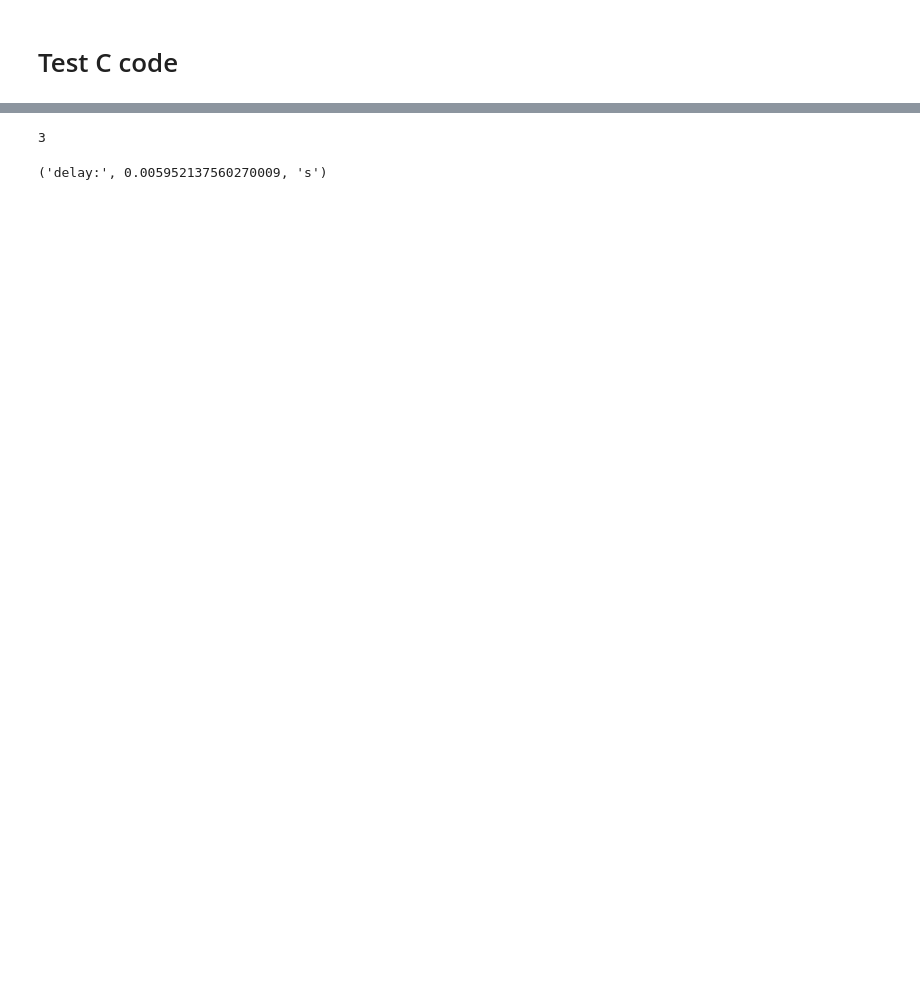
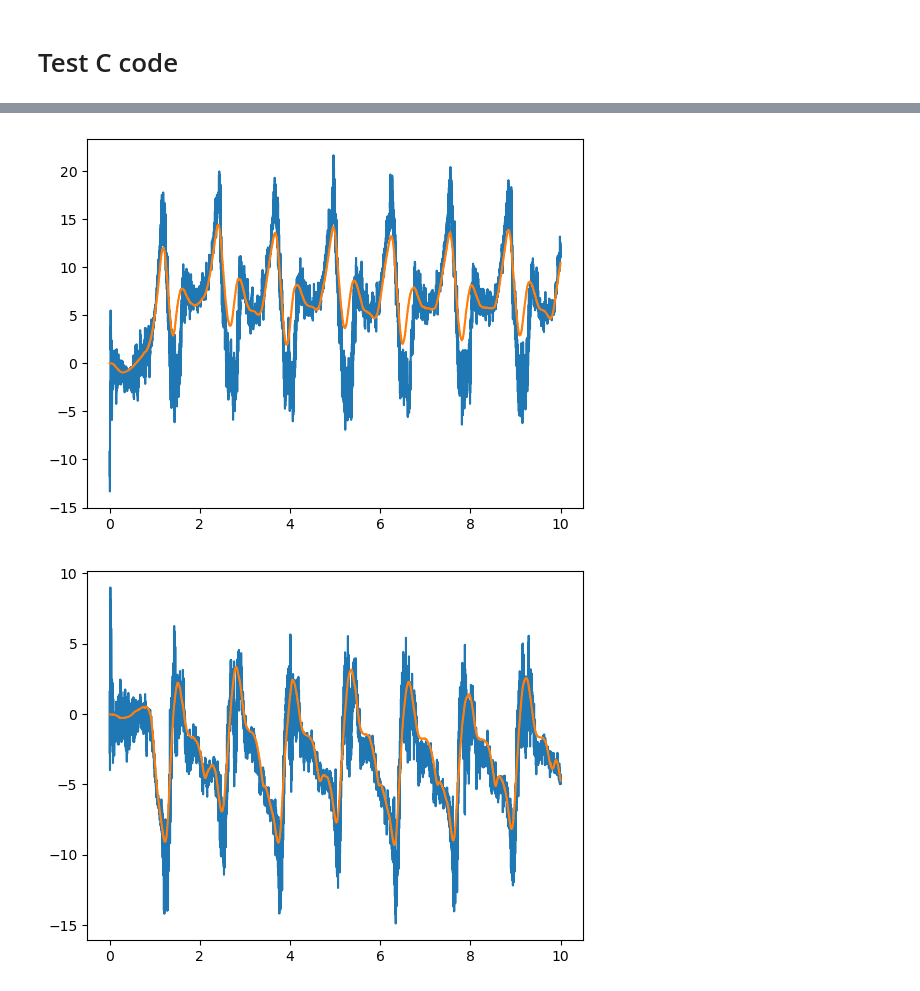
Before and after one commit to tudelft/ekf_c_code_generation, a Jupyter notebook: Generate Kalman Filter C Code.ipynb, the cells around one changed output, grey strips where cells are left out. Drawn from its saved outputs; the diff is of its cells as text; code cells hidden in the pictures; blank space fills up the shorter version.

```diff
--- a/Generate Kalman Filter C Code.ipynb
+++ b/Generate Kalman Filter C Code.ipynb
@@ -176,25 +116,37 @@ optitrack frequency: 21.201325353867094 Hz
+# %%
+k_x = -4.41e-5
+k_y = -5.64e-5
+wsum = data['omega[0]']+data['omega[1]']+data['omega[2]']+data['omega[3]']
+# ax = k_x*wsum*vbx --> vbx = ax/(k_x*wsum)
+# ay = k_y*wsum*vby --> vby = ay/(k_y*wsum)
+vbx_estimate = data['ax']/(k_x*wsum)
+vby_estimate = data['ay']/(k_y*wsum)
+
+data['vbx_estimate'] = vbx_estimate
+data['vby_estimate'] = vby_estimate
+
+plt.plot(data['t'], data['vbx_estimate'], label='vbx estimate')
+plt.plot(data['t'], data['vbx'], label='vbx')
+plt.show()
+
+plt.plot(data['t'], data['vby_estimate'], label='vby estimate')
+plt.plot(data['t'], data['vby'], label='vby')
+plt.show()
+# %% [output]
+[figure, added]
+[figure, added]
 # %%
 # EKF INPUT: U = [ax, ay, az, p, q, r] (IMU)
 U_data = np.array([
     data['ax'], data['ay'], data['az'], data['p'], data['q'], data['r']
 ]).T
 
-# EKF MEASUREMENT: Z = [x, y, z, qw, qx, qy, qz] (Optitrack)
-Z_data = np.array([
-    data['x_opti'], data['y_opti'], data['z_opti'], data['qw'], data['qx'], data['qy'], data['qz']
+# EKF MEASUREMENT MOCAP: Z = [x, y, z, qw, qx, qy, qz] (Optitrack)
+Z_data_mocap = np.array([
+    data['x_opti'], data['y_opti'], data['z_opti'], 1*data['qw_opti'], 10000*data['qx_opti'], 1*data['qy_opti'], data['qz_opti']
 ]).T
-
-# SHIFT Z data by 3 samples
-shift = 3
-Z_data_shift = np.roll(Z_data, -shift, axis=0)
-# Z_data = Z_data_shift
-
-print(shift)
-
+# EKF MEASUREMENT VBODY Z = [vbx, vby]
+Z_data_vbody = np.array([data['vbx_estimate'], data['vby_estimate']]).T
+# Z_data_vbody = np.array([data['vbx'], data['vby']]).T
 
 t = data['t']
-delay = np.mean(t[shift:]-t[:-shift])
-('delay:',delay,'s')
-# %% [output]
-3
-('delay:', 0.005952137560270009, 's')
```
Also changed, not shown: parts of 10 cells of this notebook, 9 other files.
